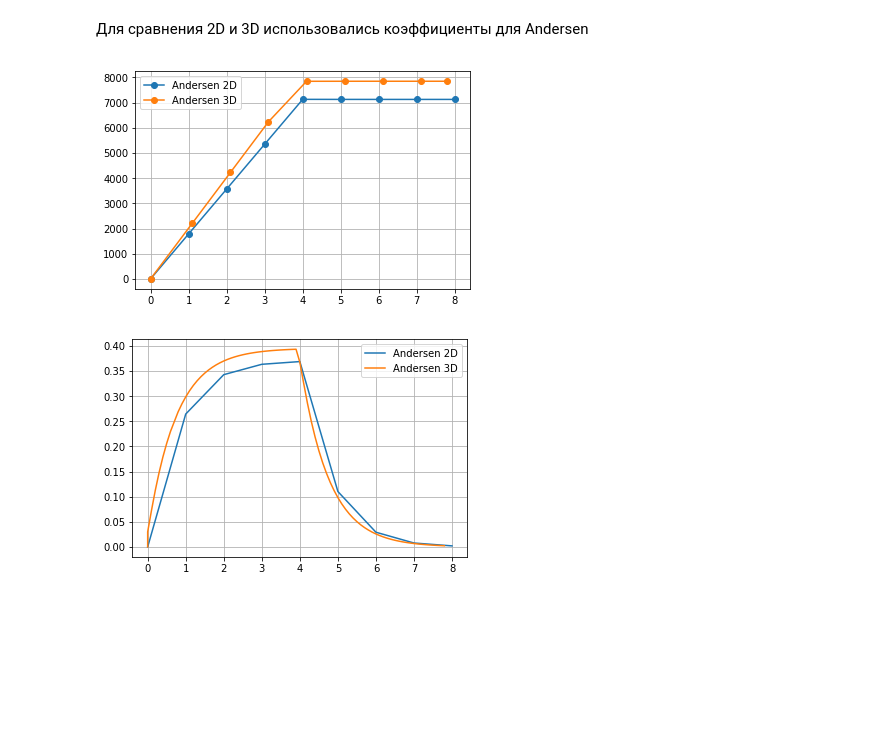
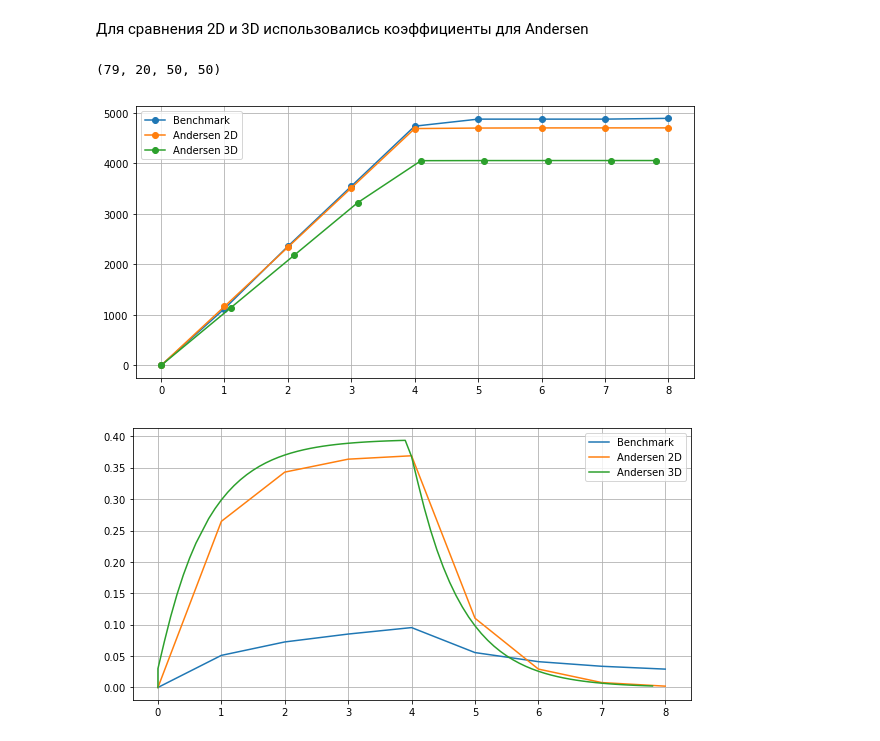
Before and after one commit to almaredan/TDD_Diffusion, a Jupyter notebook: TDD_of_verapamil.ipynb, the cells around one changed output. Saved outputs shown, nothing was run; the diff lists cells and outputs as text; code cells hidden in the pictures; blank space fills up the shorter version.

```diff
--- a/TDD_of_verapamil.ipynb
+++ b/TDD_of_verapamil.ipynb
@@ -76,12 +96,12 @@ plt.show()
 # %%
 plt.figure(figsize=(12,6))
 for key in ['And_2d_mm','And_2d_nm']:
-    C_time = data2d[key][0][0][1]
+    C_time = data2d[key][0][0][0]
     fluxes = []
     c_permeated = [0]
     c = C_time[0]
     for c in C_time[1:]:
-        flux = -D*np.sum((c[11]-c[9])[20:29]*dy/dx*1000)/dy/9
+        flux = -D*np.sum((c[14]-c[12])[20:29]*dy/dx*1000)/dy/9
         c_permeated.append(flux*3600+c_permeated[-1])
     plt.plot(c_permeated, label=key)
 plt.legend()
@@ -97,12 +117,12 @@ plt.show()
 benchPerm = pd.read_csv('./andersen_met_perm.csv')
 plt.figure(figsize=(12,6))
 for key in ['And_2d_mm']:
-    C_time = data2d[key][0][0][1]
+    C_time = data2d[key][0][0][0]
     fluxes = []
     c_permeated = [0]
     c = C_time[0]
     for c in C_time[1:]:
-        flux = -D*np.sum((c[11]-c[9])[20:29]/dx*1000)/9
+        flux = -D*np.sum((c[14]-c[12])[20:29]/dx*1000)/9
         c_permeated.append(flux*3600+c_permeated[-1])
     plt.plot(c_permeated, label='Calculated')
 plt.plot(benchPerm.time, benchPerm['concentration'], label='Benchmark')
@@ -117,12 +137,12 @@ plt.show()
 benchPerm = pd.read_csv('./andersen_nomet_perm.csv')
 plt.figure(figsize=(12,6))
 for key in ['And_2d_nm']:
-    C_time = data2d[key][0][0][1]
+    C_time = data2d[key][0][0][0]
     fluxes = []
     c_permeated = [0]
     c = C_time[0]
     for c in C_time[1:]:
-        flux = -D*np.sum((c[11]-c[9])[20:29]*dy/dx*1000)/dy/9
+        flux = -D*np.sum((c[14]-c[12])[20:29]*dy/dx*1000)/dy/9
         c_permeated.append(flux*3600+c_permeated[-1])
     plt.plot(c_permeated, label='Calculated')
 plt.plot(benchPerm.time, benchPerm['concentration'], label='Benchmark')
@@ -241,12 +259,16 @@ Image(url='diffusion_100s.gif')
 # 3D случай
 # %% [markdown]
 Для сравнения 2D и 3D использовались коэффициенты для Andersen
+# %%
+C3d_time.shape
+# %% [output]
+(79, 20, 50, 50)
 # %%
-i_eff=0
+i_eff=5
 times1  = []
 fluxes1 = []
 for t_idx, c in enumerate(C2d_time):
-        fluxes1.append(-D*np.sum((c[11+i_eff]-c[9+i_eff])[20:29]/dx/9*1e3))
+        fluxes1.append(-D*np.sum((c[11+i_eff]-c[9+i_eff])[20:29]*dy/dx*1000)/dy/4)
         times1.append(t_idx)
 
 c_permeated1 = [0]
@@ -255,11 +277,12 @@ for i in range(1, len(times1)):
         fluxes1[i]*(times1[i]-times1[i-1])*3600 + c_permeated1[-1]
     )
 
+i_eff=1
 times2  = []
 fluxes2 = []
 for t_idx, c in enumerate(C3d_time):
     if t_idx != 7:
-        fluxes2.append(-D*np.sum((c[11+i_eff]-c[9+i_eff])[20:29,20:29]/dx/81*1e3))
+        fluxes2.append(-D*np.sum((c[11+i_eff]-c[9+i_eff])[20:29,20:29]*dy/dx*1000)/dy/81)
         times2.append(t_idx*0.1)
 
 c_permeated2 = [0]
@@ -268,34 +291,41 @@ for i in range(1, len(times2)):
         fluxes2[i]*(times2[i]-times2[i-1])*3600 + c_permeated2[-1]
     )
 
+benchPerm = pd.read_csv('./andersen_met_perm.csv')
+
+plt.figure(figsize=(10,5))
+plt.plot(benchPerm.time, benchPerm['concentration'], 'o-', label='Benchmark')
 plt.plot(times1,c_permeated1, 'o-', label='Andersen 2D')
 plt.plot(times2[::10]+[times2[-1]],c_permeated2[::10]+[c_permeated2[-1]], 'o-', label='Andersen 3D')
 plt.legend()
 plt.grid()
 plt.show()
 
 cb_din1 = [0]
 ts1 = [0]
 for t_idx, cb in enumerate(Cb2d_time):
         cb_din1.append(
             np.sum(cb)*dx*dy*dz*9/1e-5/Vb['And_2d_mm']
         )
         ts1.append(t_idx)
 
 cb_din2 = [0]
 ts2 = [0]
 for t_idx, cb in enumerate(Cb3d_time):
     if t_idx != 7:
         cb_din2.append(
             np.sum(cb)*dx*dy*dz/1e-5/Vb['And_2d_mm']
         )
         ts2.append(t_idx*0.1)
 
+benchPerm = pd.read_csv('./andersen_met_blodd.csv')
+plt.figure(figsize=(10,5))
+plt.plot(benchPerm.time, benchPerm['concentration'], label='Benchmark')
 plt.plot(ts1, cb_din1, label='Andersen 2D')
 plt.plot(ts2, cb_din2, label='Andersen 3D')
 plt.legend()
 plt.grid()
 plt.show()
 # %% [output]
-[figure, old version]
+[figure, new version]
-[figure, old version]
+[figure, new version]
```
Also changed, not shown: parts of 6 cells of this notebook.
